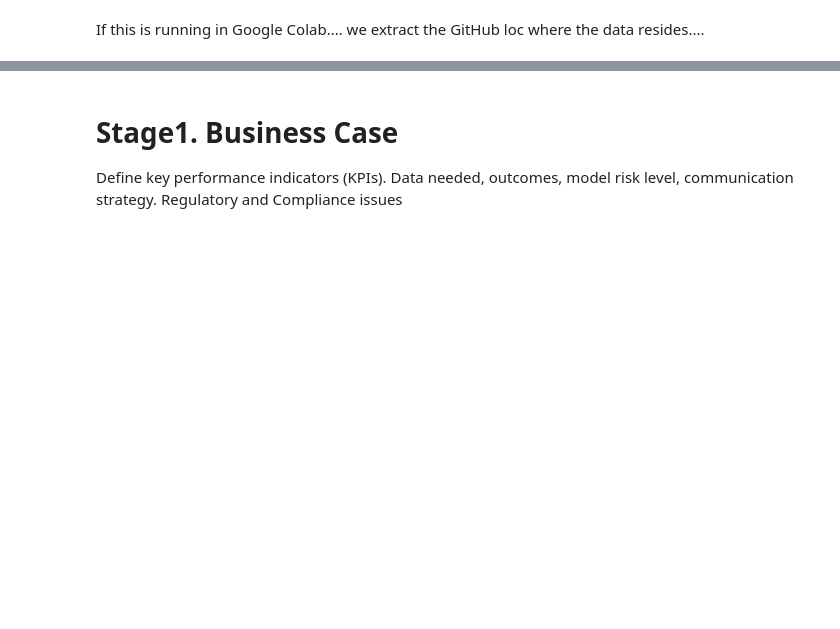
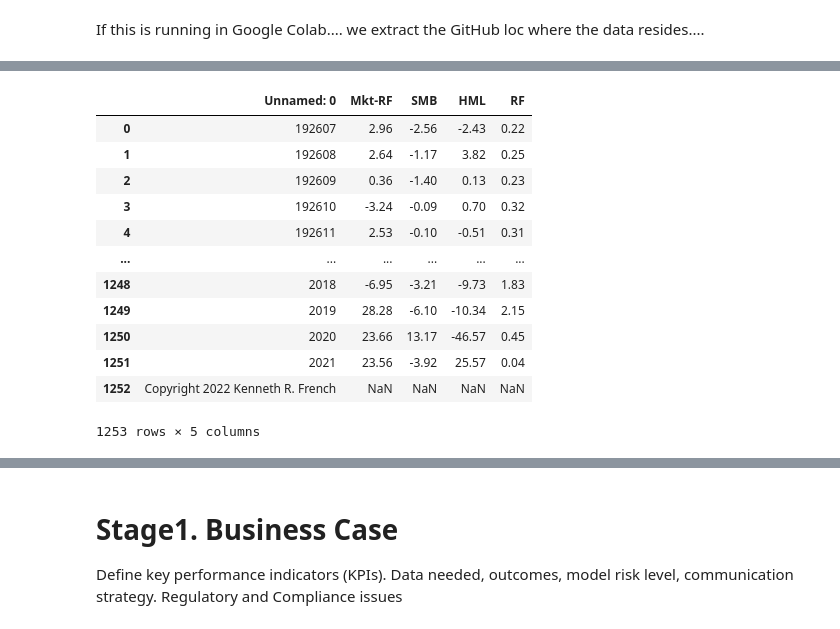
Before and after one commit to danphilps/Investment-SAI, a Jupyter notebook: M6_Investment.ipynb, the cells around one changed output, grey strips where cells are left out. Saved outputs shown, nothing was run; the diff lists cells and outputs as text; code cells hidden in the pictures; blank space fills up the shorter version.

```diff
--- a/M6_Investment.ipynb
+++ b/M6_Investment.ipynb
@@ -44,0 +144,20 @@ df_raw = pd.read_csv(loc)
+# %%
+# Libraries...
+import urllib.request
+import zipfile
+
+# Get factor returns from the Ken French data repository
+ff_url = "https://mba.tuck.dartmouth.edu/pages/faculty/ken.french/ftp/Emerging_5_Factors_CSV.zip"
+# Download the file and save it
+# We will name it fama_french.zip file
+urllib.request.urlretrieve(ff_url,'fama_french.zip')
+zip_file = zipfile.ZipFile('fama_french.zip', 'r')
+# Next we extact the file data
+# We will call it ff_factors.csv
+zip_file.extractall()
+# Make sure you close the file after extraction
+zip_file.close()
+
+# Extract into a dataframe
+df_ff_factors = pd.read_csv('Emerging_5_Factors.csv', skiprows = 3)
+print(df_ff_factors.head)
@@ -44,0 +179,16 @@ df_raw = pd.read_csv(loc)
+# %%
+df_ff_factors
+# %% [output]
+|  | Unnamed: 0 | Mkt-RF | SMB | HML | RF |
+| 0 | 192607 | 2.96 | -2.56 | -2.43 | 0.22 |
+| 1 | 192608 | 2.64 | -1.17 | 3.82 | 0.25 |
+| 2 | 192609 | 0.36 | -1.40 | 0.13 | 0.23 |
+| 3 | 192610 | -3.24 | -0.09 | 0.70 | 0.32 |
+| 4 | 192611 | 2.53 | -0.10 | -0.51 | 0.31 |
+| ... | ... | ... | ... | ... | ... |
+| 1248 | 2018 | -6.95 | -3.21 | -9.73 | 1.83 |
+| 1249 | 2019 | 28.28 | -6.10 | -10.34 | 2.15 |
+| 1250 | 2020 | 23.66 | 13.17 | -46.57 | 0.45 |
+| 1251 | 2021 | 23.56 | -3.92 | 25.57 | 0.04 |
+| 1252 | Copyright 2022 Kenneth R. French | NaN | NaN | NaN | NaN |
+1253 rows × 5 columns
```
Also changed, not shown: parts of 66 cells of this notebook.
